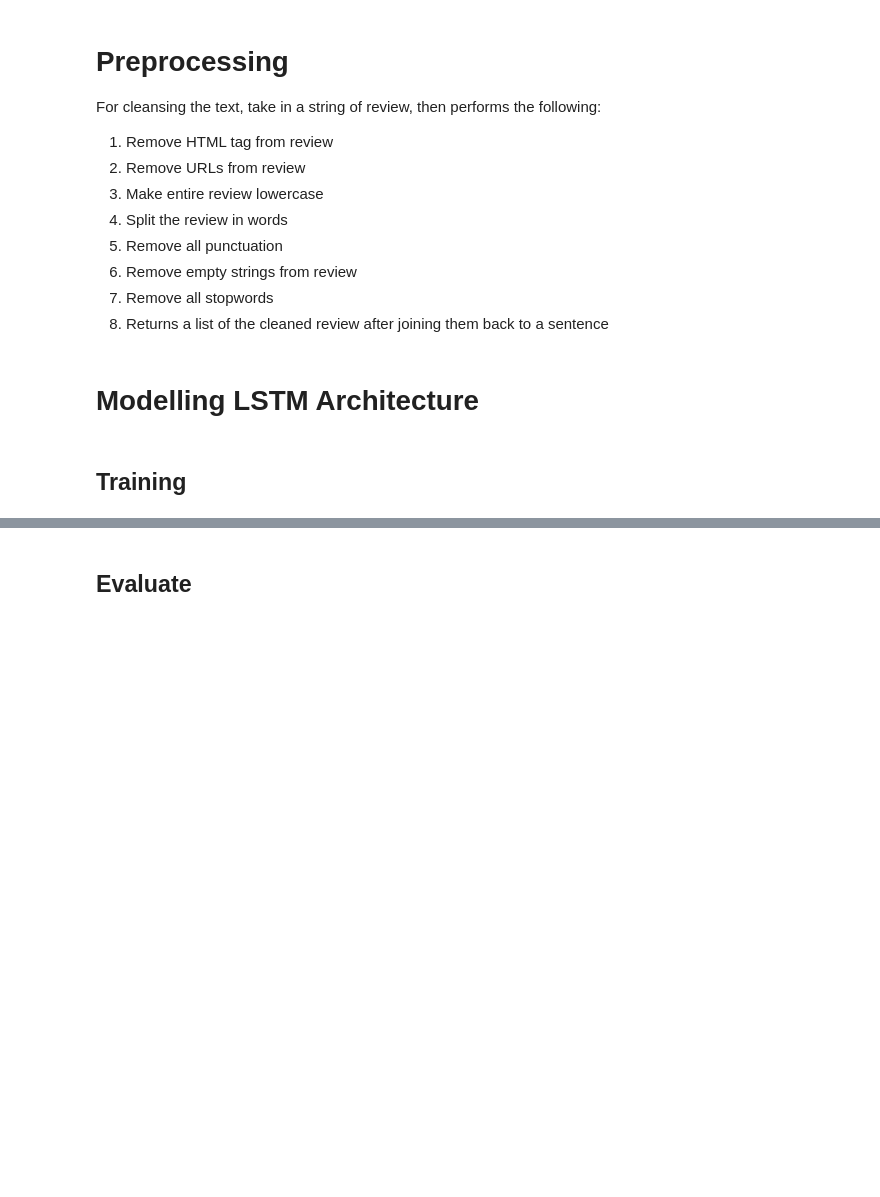
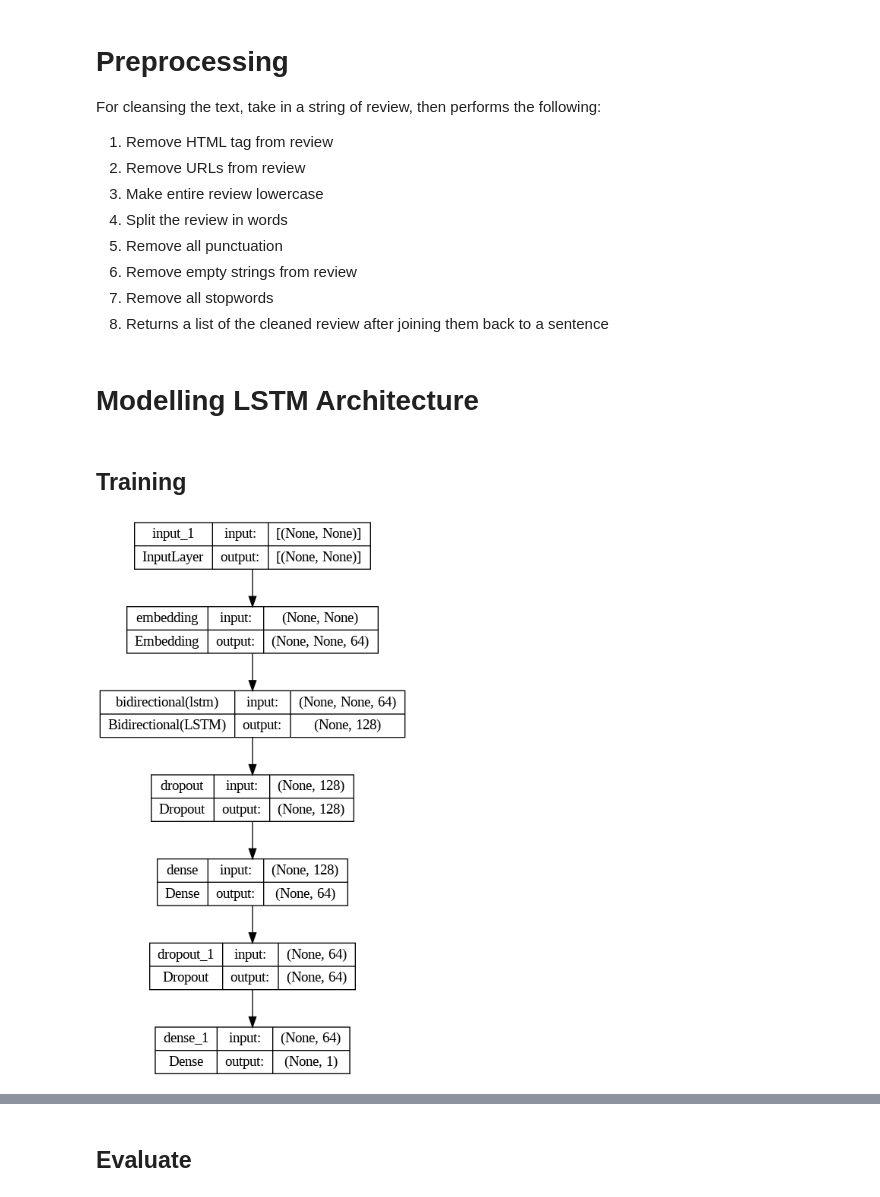
Before and after one commit to utomoreza/assessment-mini-project, a Jupyter notebook: notebook/usecase-text.ipynb, the cells around one changed output, grey strips where cells are left out. Drawn from its saved outputs; the diff is of its cells as text; code cells hidden in the pictures; blank space fills up the shorter version.

```diff
--- a/notebook/usecase-text.ipynb
+++ b/notebook/usecase-text.ipynb
@@ -294,3 +322,9 @@ model_lstm = tf.keras.Sequential(
         tf.keras.layers.Dense(1, activation="sigmoid")
     ]
 )
+# %%
+dot_img_file = "/content/model_lstm.png"
+# %%
+tf.keras.utils.plot_model(model_lstm, to_file=dot_img_file, show_shapes=True)
+# %% [output]
+[figure, added]
```
Also changed, not shown: parts of 38 cells of this notebook.
